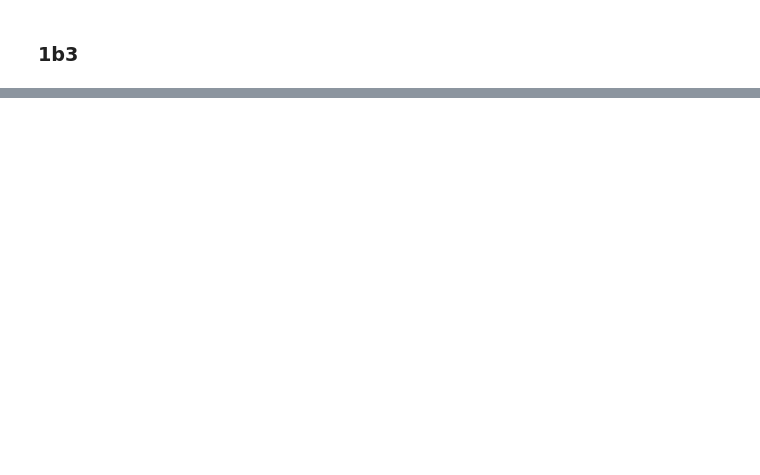
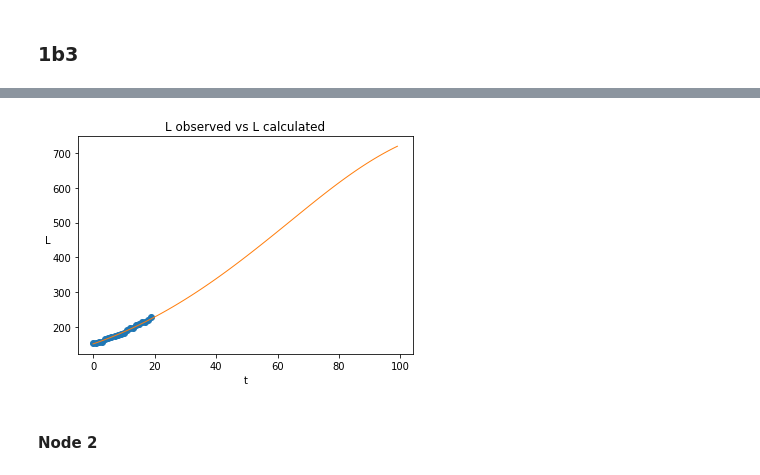
Before and after one commit to rtora/Monitoring-COVID-19-Infections-through-Wastewater-Surveillance, a Jupyter notebook: Part1.ipynb, the cells around one changed output, grey strips where cells are left out. Cells and saved outputs as stored; diff of their text form; code cells hidden in the pictures; blank space fills up the shorter version.

```diff
--- a/Part1.ipynb
+++ b/Part1.ipynb
@@ -946,0 +974,6 @@ plt.show()
+# %%
+data1b.files
+# # Calculate L's
+Lc = data1b['Lc']
+
+L = (Lc.reshape(-1,4)@solutions[4:8])
@@ -946,0 +1059,12 @@ plt.show()
+# %%
+# L
+plt.plot(t[0:20], data1b['L_test'][0], linewidth=1, marker='o')
+plt.plot(t[0:100], L.reshape(100,1), linewidth=1)
+plt.xlabel("t")
+plt.ylabel("L").set_rotation(0)
+plt.title('L observed vs L calculated')
+plt.show()
+# %% [output]
+[figure, added]
+# %% [markdown]
+#### Node 2
```
Also changed, not shown: parts of 45 cells of this notebook.
